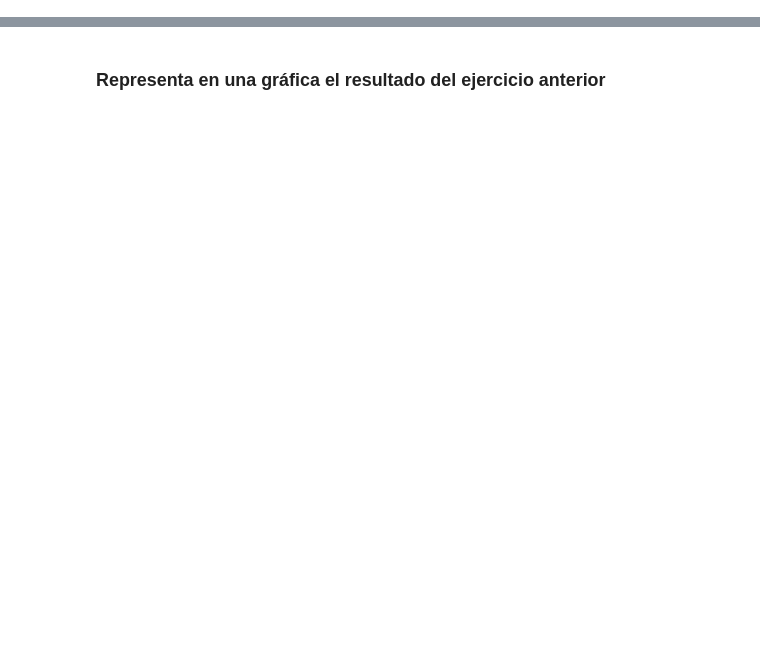
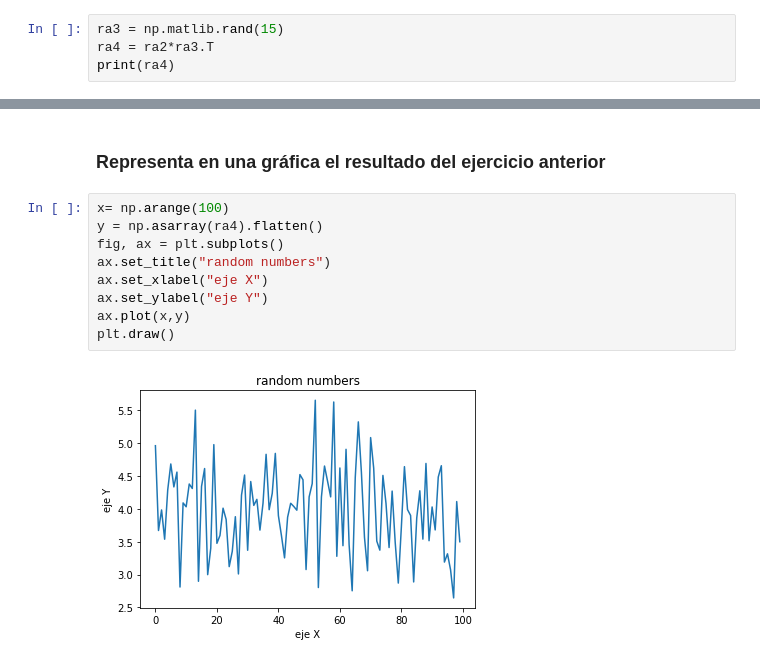
Before and after one commit to Patilla4puto/Intro_to_ml-tokio_school, a Jupyter notebook: 02-entorno_de_trabajo/modulo1-unidad2-ejercicio3.ipynb, the cells around one changed output, grey strips where cells are left out. Cells and saved outputs as stored; diff of their text form; blank space fills up the shorter version.

```diff
--- a/02-entorno_de_trabajo/modulo1-unidad2-ejercicio3.ipynb
+++ b/02-entorno_de_trabajo/modulo1-unidad2-ejercicio3.ipynb
@@ -683,3 +682,7 @@ print(ra2)
  [0.64093557 0.22830324 0.21439886 ... 0.04078209 0.02379654 0.55911526]]
 # %% [markdown]
 ### Crea un nuevo array de 2 dimensiones, de elementos aleatorios y tamaño 1x15 y multiplica su transpuesta por el resultado del ejercicio anterior
+# %%
+ra3 = np.matlib.rand(15)
+ra4 = ra2*ra3.T
+print(ra4)
@@ -686,2 +707,13 @@ print(ra2)
 # %% [markdown]
 ### Representa en una gráfica el resultado del ejercicio anterior
+# %%
+x= np.arange(100)
+y = np.asarray(ra4).flatten()
+fig, ax = plt.subplots()
+ax.set_title("random numbers")
+ax.set_xlabel("eje X")
+ax.set_ylabel("eje Y")
+ax.plot(x,y)
+plt.draw()
+# %% [output]
+[figure, added]
```
Also changed, not shown: parts of 3 cells of this notebook.
